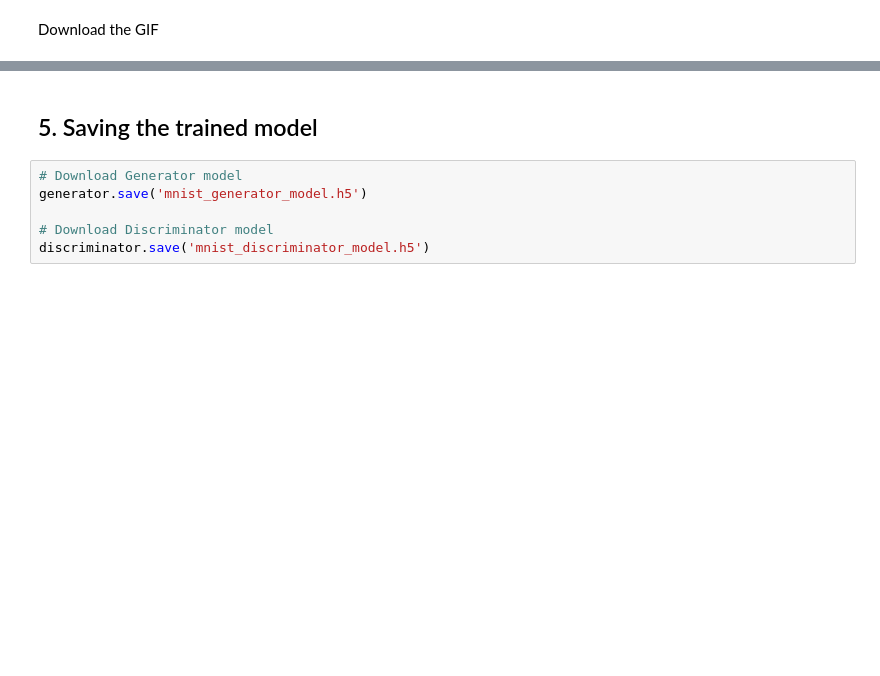
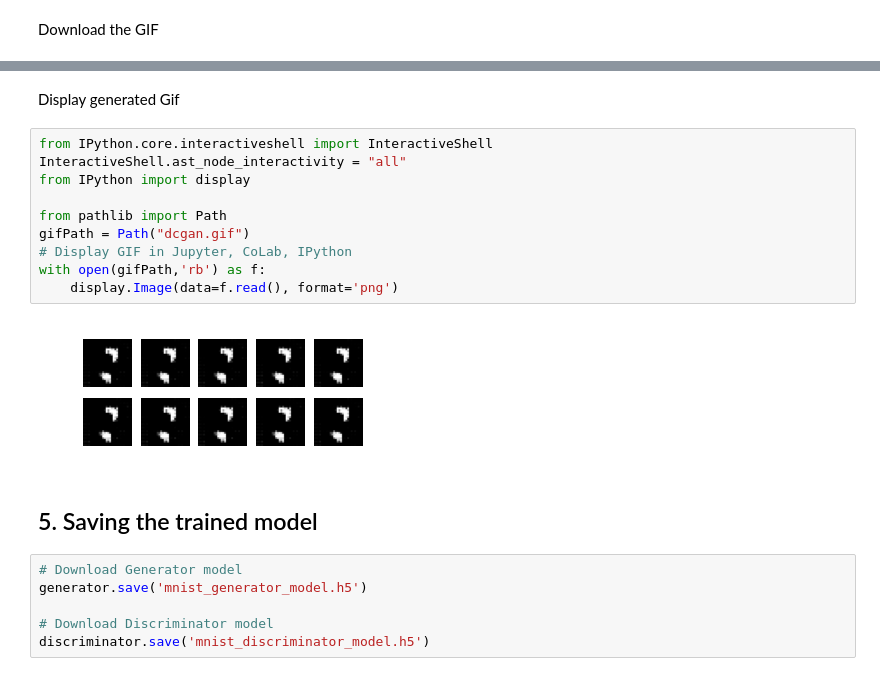
Before and after one commit to kannankumar/jupyter-notebooks, a Jupyter notebook: MNIST_Conditional_GAN_Keras.ipynb, the cells around one changed output, grey strips where cells are left out. Cells and saved outputs as stored; diff of their text form; blank space fills up the shorter version.

Commit message:
Display created MNIST GIF in notebook

```diff
--- a/MNIST_Conditional_GAN_Keras.ipynb
+++ b/MNIST_Conditional_GAN_Keras.ipynb
@@ -330,3 +347,17 @@ else:
+# %% [markdown]
+Display generated Gif
+# %%
+from IPython.core.interactiveshell import InteractiveShell
+InteractiveShell.ast_node_interactivity = "all"
+from IPython import display
+
+from pathlib import Path
+gifPath = Path("dcgan.gif")
+# Display GIF in Jupyter, CoLab, IPython
+with open(gifPath,'rb') as f:
+    display.Image(data=f.read(), format='png')
+# %% [output]
+[figure, added]
 # %% [markdown]
 ## 5. Saving the trained model
 # %%
```
Also changed, not shown: parts of 6 cells of this notebook.
